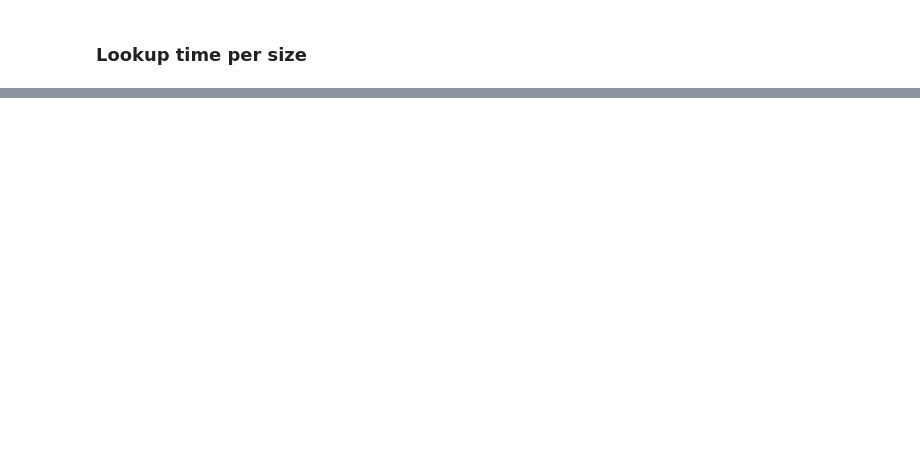
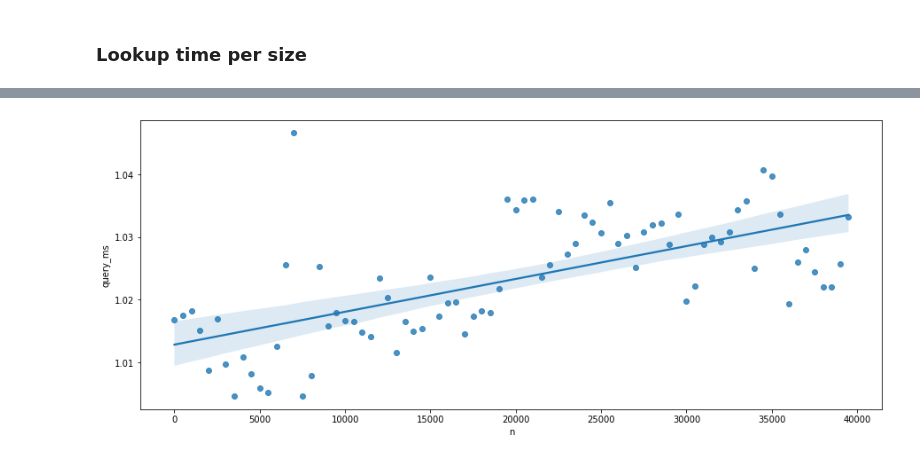
Before and after one commit to chr1st1ank/lsh-experiments, a Jupyter notebook: minhash.ipynb, the cells around one changed output, grey strips where cells are left out. Drawn from its saved outputs; the diff is of its cells as text; code cells hidden in the pictures; blank space fills up the shorter version.

```diff
--- a/minhash.ipynb
+++ b/minhash.ipynb
@@ -425,3 +453,31 @@ _ = ax.set(xlabel="Jaccard similarity", ylabel="Count")
 [interactive output not drawn]
 # %% [markdown]
 ### Lookup time per size
+# %%
+%%time
+import time
+import random
+
+test_shingles = list(df_test["shingles"].sample(100))
+speedtest = []
+lsh = MinHashLSH(threshold=j_threshold, num_perm=n_hashes)
+for i, row_shingles in enumerate(shingles):
+    lsh.insert(i, datasketch_minhash(row_shingles))
+    if i % 500 == 0:
+        for s in test_shingles:
+            start = time.perf_counter()
+            lsh.query(
+        datasketch_minhash(s)
+    )
+            speedtest.append((i, (time.perf_counter() - start) * 1000.0))
+
+fig = plt.figure(figsize=(15, 6))
+_=sns.regplot(
+    data=pd.DataFrame.from_records(speedtest, columns=["n", "query_ms"])
+    .groupby("n")
+    .min()
+    .reset_index(),
+    x="n",
+    y="query_ms",
+)
+# %% [output]
@@ -427,0 +486 @@ _ = ax.set(xlabel="Jaccard similarity", ylabel="Count")
+[figure, added]
```
Also changed, not shown: parts of 25 cells of this notebook, 4 other files.
